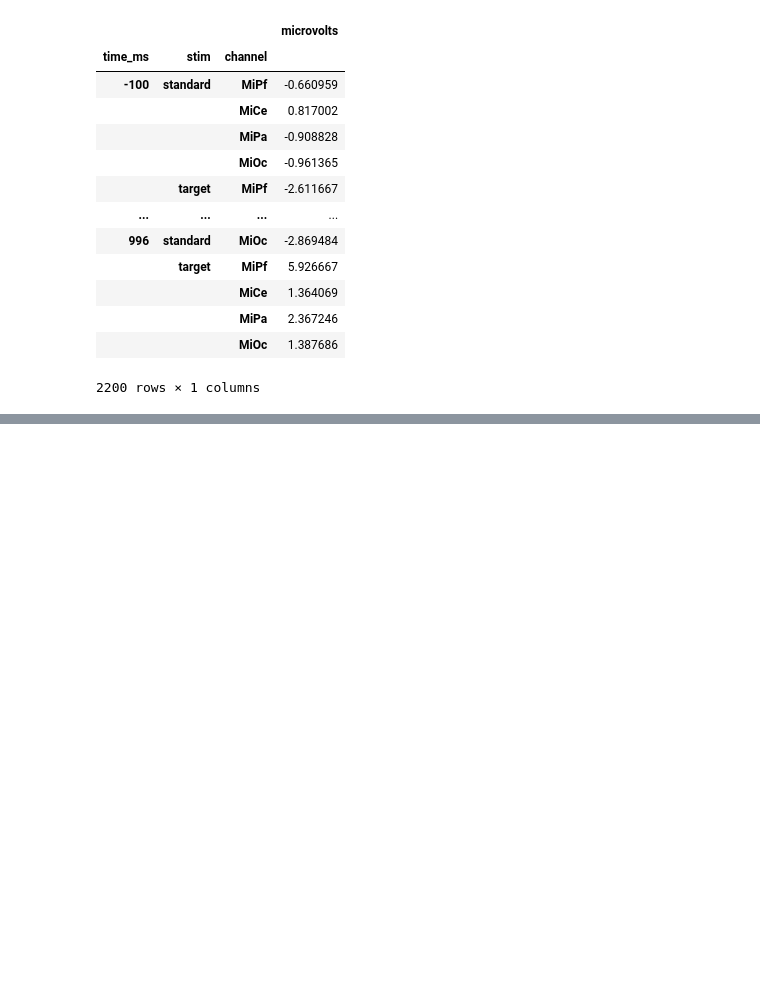
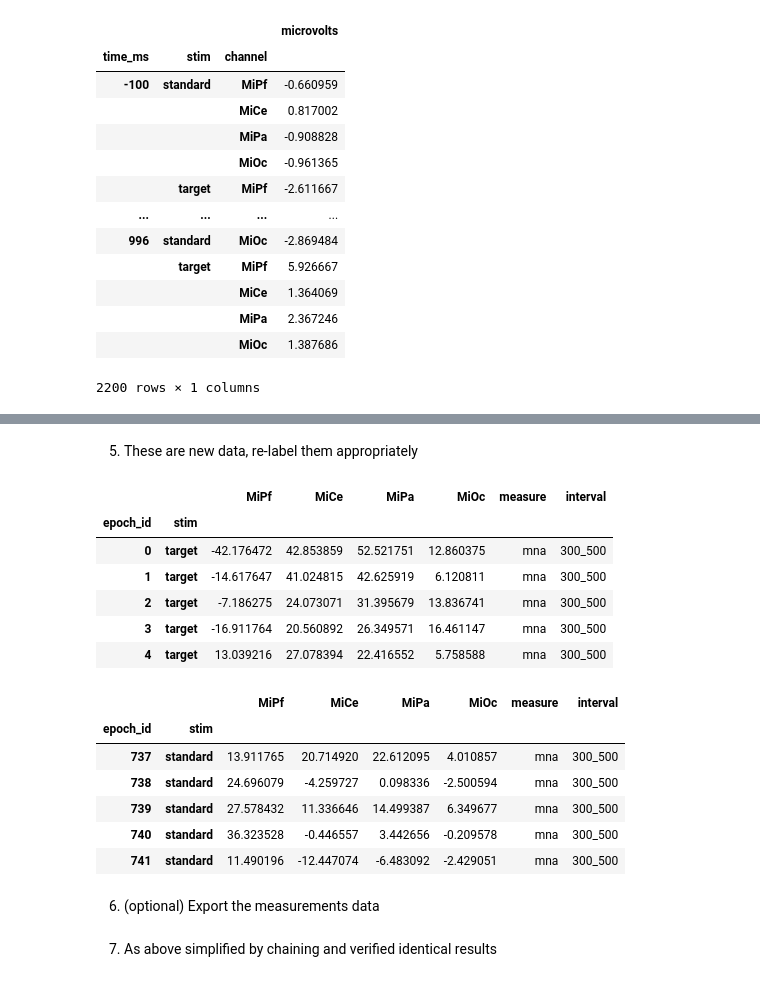
Before and after one commit to turbach/spudtr, a Jupyter notebook: docs/user_guide/gallery/gallery.ipynb, the cells around one changed output, grey strips where cells are left out. Cells and saved outputs as stored; diff of their text form; code cells hidden in the pictures; blank space fills up the shorter version.

Commit message:
added single trial measurement to docs gallery

```diff
--- a/docs/user_guide/gallery/gallery.ipynb
+++ b/docs/user_guide/gallery/gallery.ipynb
@@ -90,0 +135,5 @@ pd.DataFrame(subsets_long)
+# %%
+coi = ["epoch_id", "time_ms", "stim", "MiPf", "MiCe", "MiPa", "MiOc"]
+mid = epochs_df[coi]
+display(mid.head())
+display(mid.tail())
@@ -90,0 +155,6 @@ pd.DataFrame(subsets_long)
+# %%
+mid_300_500 = mid.query("time_ms >= 300 and time_ms <= 500")
+
+display(mid_300_500.head())
+display(mid_300_500.tail())
+display(mid_300_500["time_ms"].min(), mid_300_500["time_ms"].max())
@@ -90,0 +182,4 @@ pd.DataFrame(subsets_long)
+# %%
+mid_300_500_mna = mid_300_500.groupby(["epoch_id", "stim"]).mean()
+
+display(mid_300_500_mna.head(), mid_300_500_mna.tail())
@@ -90,0 +201,28 @@ pd.DataFrame(subsets_long)
+# %% [markdown]
+5. These are new data, re-label them appropriately
+# %%
+# drop the no longer meaningful time_ms column
+mid_300_500_mna = mid_300_500_mna.drop("time_ms", axis=1)
+
+# describe the type of measurment and interval
+mid_300_500_mna["measure"] = "mna"
+mid_300_500_mna["interval"] = "300_500"
+
+display(mid_300_500_mna.head(), mid_300_500_mna.tail())
+# %% [output]
+|  |  | MiPf | MiCe | MiPa | MiOc | measure | interval |
+| epoch_id | stim |  |  |  |  |  |  |
+| 0 | target | -42.176472 | 42.853859 | 52.521751 | 12.860375 | mna | 300_500 |
+| 1 | target | -14.617647 | 41.024815 | 42.625919 | 6.120811 | mna | 300_500 |
+| 2 | target | -7.186275 | 24.073071 | 31.395679 | 13.836741 | mna | 300_500 |
+| 3 | target | -16.911764 | 20.560892 | 26.349571 | 16.461147 | mna | 300_500 |
+| 4 | target | 13.039216 | 27.078394 | 22.416552 | 5.758588 | mna | 300_500 |
+|  |  | MiPf | MiCe | MiPa | MiOc | measure | interval |
+| epoch_id | stim |  |  |  |  |  |  |
+| 737 | standard | 13.911765 | 20.714920 | 22.612095 | 4.010857 | mna | 300_500 |
+| 738 | standard | 24.696079 | -4.259727 | 0.098336 | -2.500594 | mna | 300_500 |
+| 739 | standard | 27.578432 | 11.336646 | 14.499387 | 6.349677 | mna | 300_500 |
+| 740 | standard | 36.323528 | -0.446557 | 3.442656 | -0.209578 | mna | 300_500 |
+| 741 | standard | 11.490196 | -12.447074 | -6.483092 | -2.429051 | mna | 300_500 |
+# %% [markdown]
+6. (optional) Export the measurements data
@@ -90,0 +231,2 @@ pd.DataFrame(subsets_long)
+# %% [markdown]
+7. As above simplified by chaining and verified identical results
```
Also changed, not shown: parts of 11 cells of this notebook.
